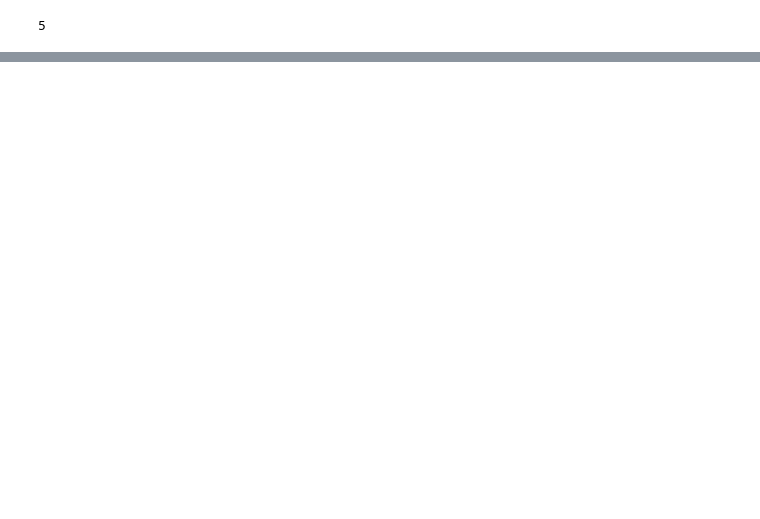
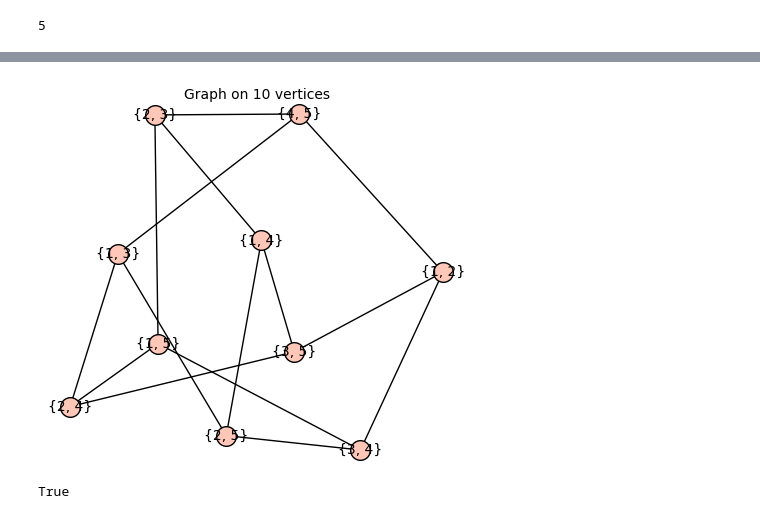
Before and after one commit to nectifurkn455/test, a Jupyter notebook: Draft.ipynb, the cells around one changed output, grey strips where cells are left out. Drawn from its saved outputs; the diff is of its cells as text; code cells hidden in the pictures; blank space fills up the shorter version.

```diff
--- a/Draft.ipynb
+++ b/Draft.ipynb
@@ -33,0 +38,34 @@ The graph is isomorphic to Generalized Petersen Graph
+# %%
+#Exercise 2
+
+def Kneser(n, k, check=False):
+
+    if not 0 <= k <= n:
+        return "Your input is not valid."
+
+    G = Graph()
+    for i in Subsets(n, k):
+        G.add_vertex(i)
+
+    for i in G.vertices():
+        for j in G.vertices():
+            if i.intersection(j) == Set([]) and not G.has_edge(i, j):
+                G.add_edge(i, j)
+
+    if check:
+        H = graphs.KneserGraph(n, k)
+        return G.is_isomorphic(H)
+
+    return G
+
+
+Kneser(5, 2)
+# %% [output]
+[figure, added]
+# %%
+#Exercise 3
+
+S = Set([1, 2, 3, 4])
+print(2 in S)
+# %% [output]
+True
```
Also changed, not shown: parts of 2 cells of this notebook.
